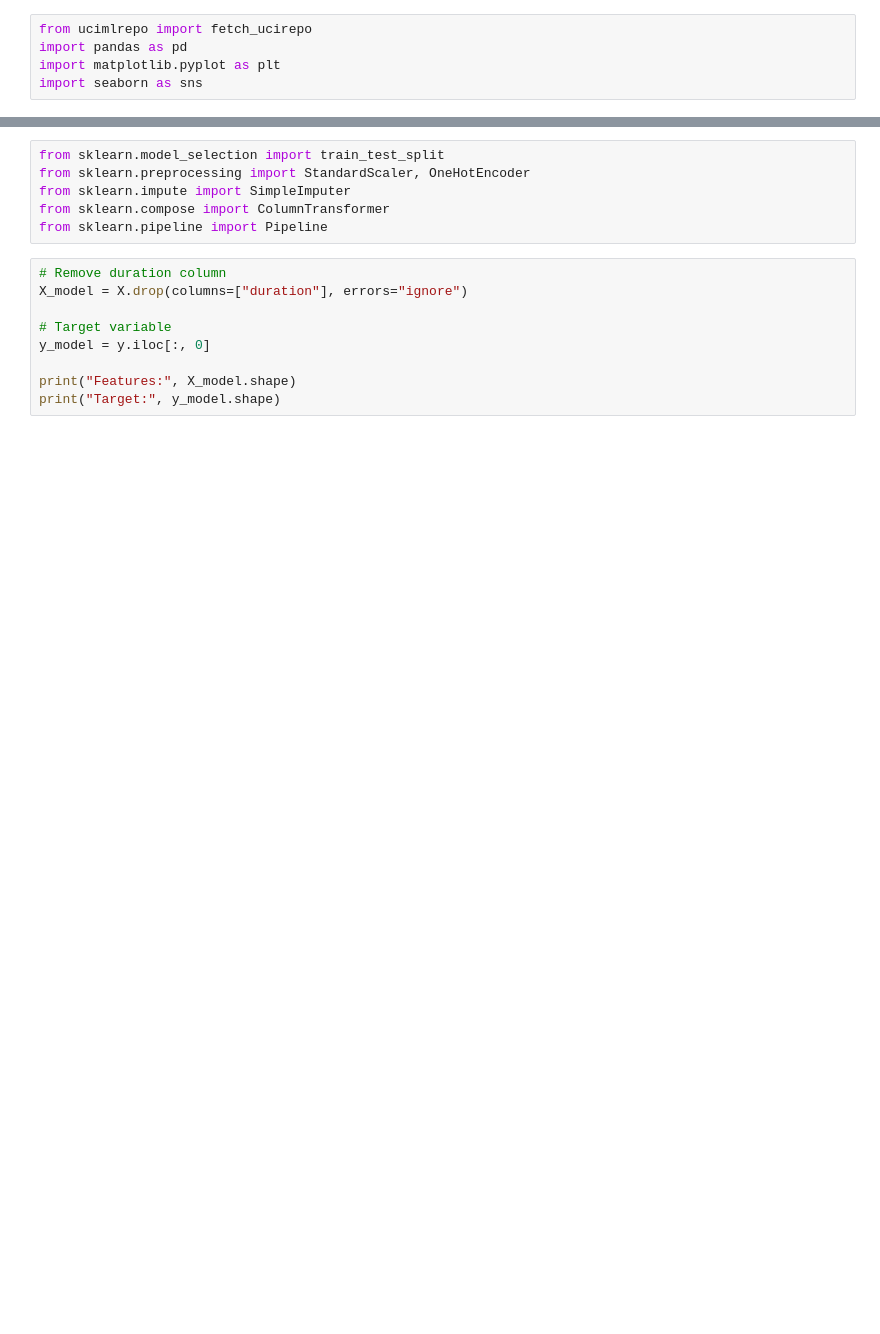
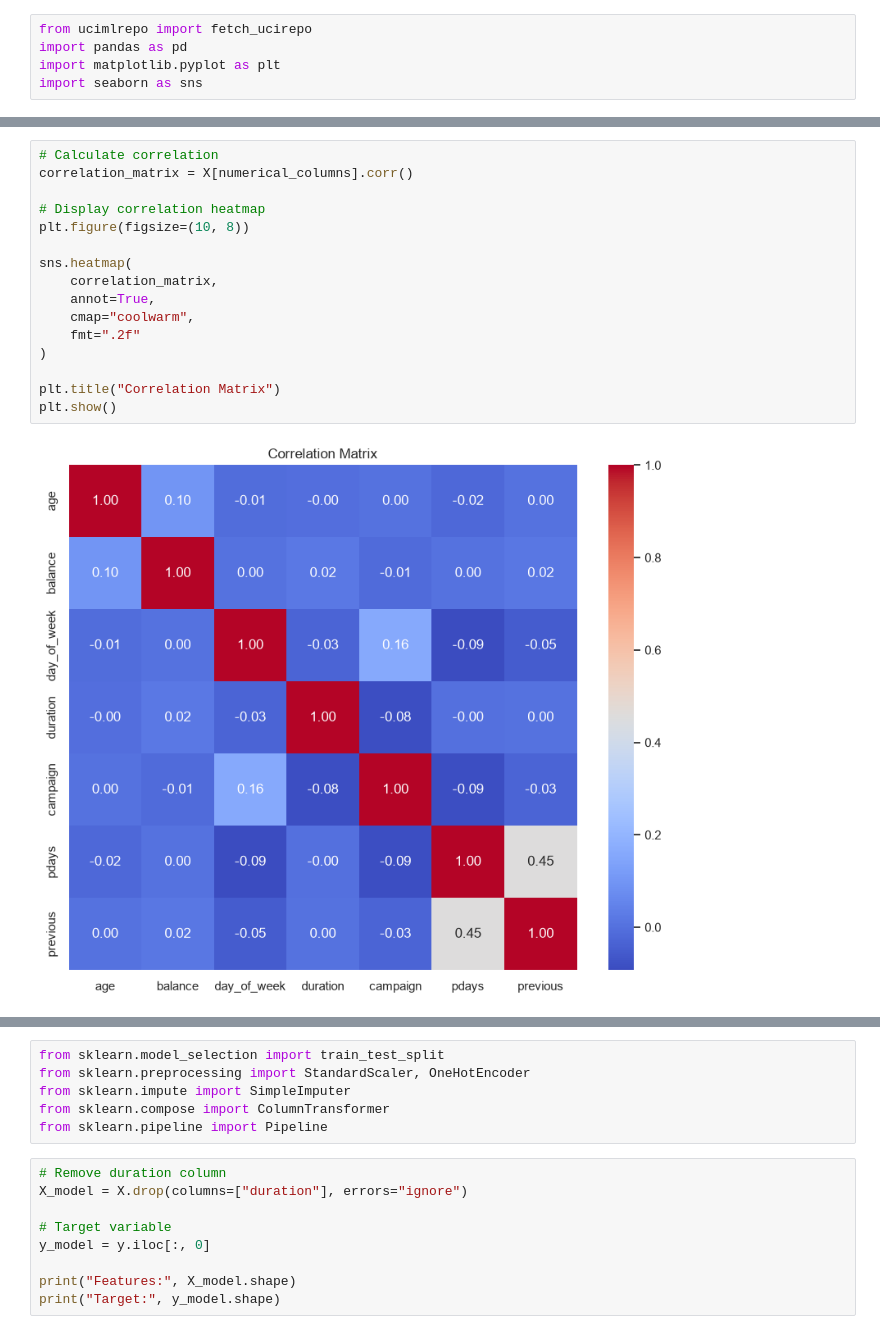
Before and after one commit to 3arab-star/Neural-Network-Project, a Jupyter notebook: Bank_Marketing.ipynb, the cells around one changed output, grey strips where cells are left out. Drawn from its saved outputs; the diff is of its cells as text; blank space fills up the shorter version.

```diff
--- a/Bank_Marketing.ipynb
+++ b/Bank_Marketing.ipynb
@@ -96,3 +207,21 @@ plt.show()
+# %%
+# Calculate correlation
+correlation_matrix = X[numerical_columns].corr()
+
+# Display correlation heatmap
+plt.figure(figsize=(10, 8))
+
+sns.heatmap(
+    correlation_matrix,
+    annot=True,
+    cmap="coolwarm",
+    fmt=".2f"
+)
+
+plt.title("Correlation Matrix")
+plt.show()
+# %% [output]
+[figure, added]
 # %%
 for column in numerical_columns:
 
```
Also changed, not shown: parts of 34 cells of this notebook, 1 other file.
